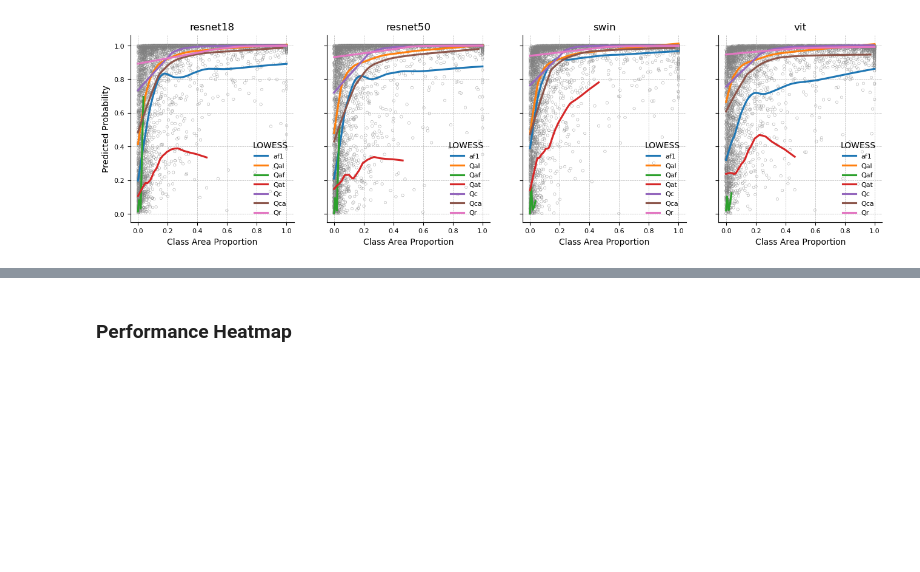
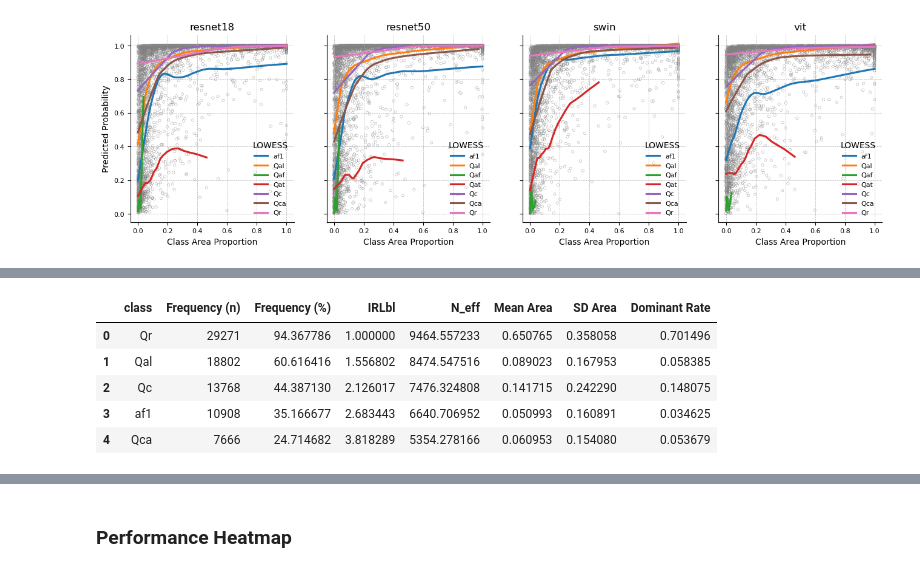
Before and after one commit to masseygeo/earthscape, a Jupyter notebook: notebooks/analysis_cls.ipynb, the cells around one changed output, grey strips where cells are left out. Saved outputs shown, nothing was run; the diff lists cells and outputs as text; code cells hidden in the pictures; blank space fills up the shorter version.

```diff
--- a/notebooks/analysis_cls.ipynb
+++ b/notebooks/analysis_cls.ipynb
@@ -1160,0 +1161,14 @@ plt.show()
+# %%
+
+imbalance_path = r'../assets/data_eda/esv1p1_imbalance_metrics.csv'
+
+df_imbalance = pd.read_csv(imbalance_path)
+
+df_imbalance.head()
+# %% [output]
+|  | class | Frequency (n) | Frequency (%) | IRLbl | N_eff | Mean Area | SD Area | Dominant Rate |
+| 0 | Qr | 29271 | 94.367786 | 1.000000 | 9464.557233 | 0.650765 | 0.358058 | 0.701496 |
+| 1 | Qal | 18802 | 60.616416 | 1.556802 | 8474.547516 | 0.089023 | 0.167953 | 0.058385 |
+| 2 | Qc | 13768 | 44.387130 | 2.126017 | 7476.324808 | 0.141715 | 0.242290 | 0.148075 |
+| 3 | af1 | 10908 | 35.166677 | 2.683443 | 6640.706952 | 0.050993 | 0.160891 | 0.034625 |
+| 4 | Qca | 7666 | 24.714682 | 3.818289 | 5354.278166 | 0.060953 | 0.154080 | 0.053679 |
```
Also changed, not shown: parts of 17 cells of this notebook, 37 other files.
